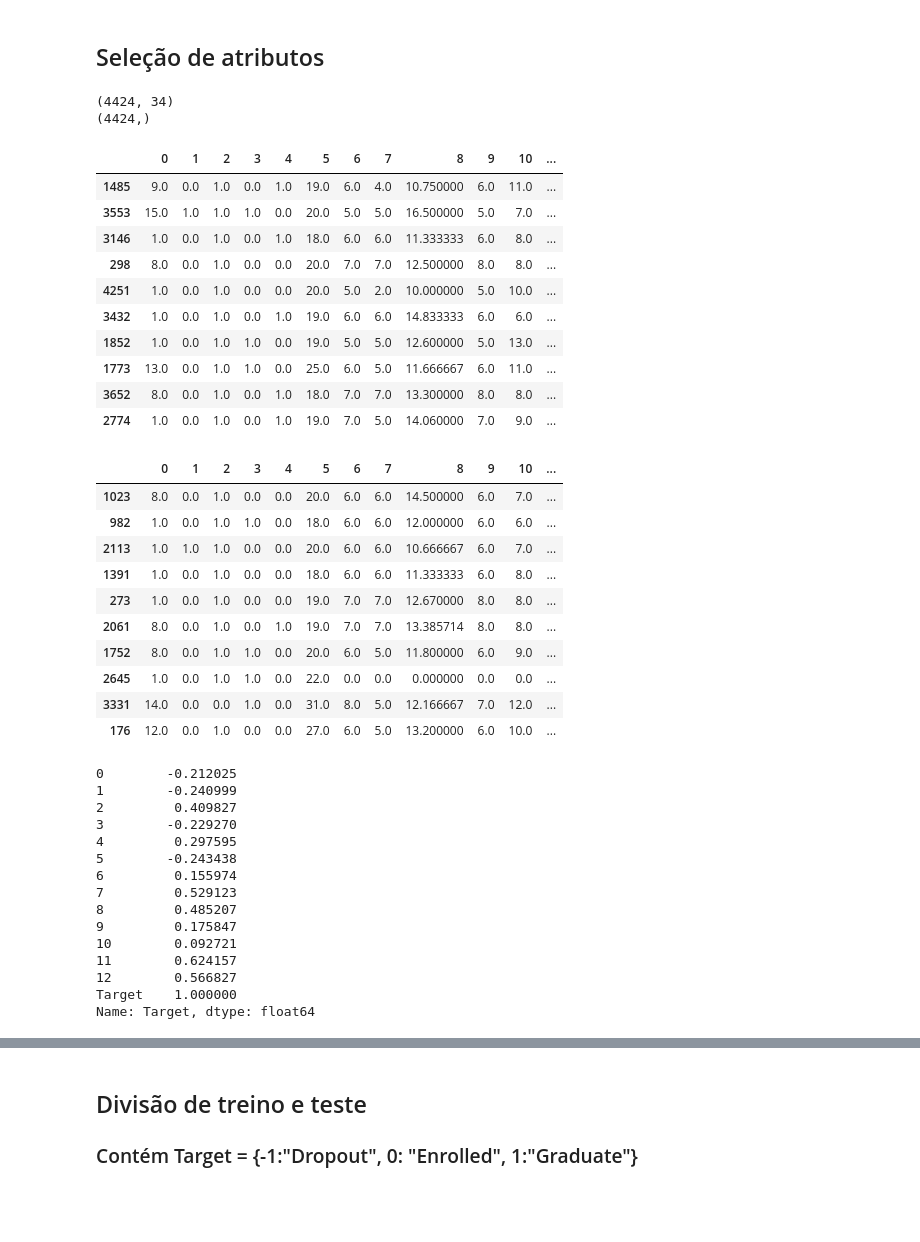
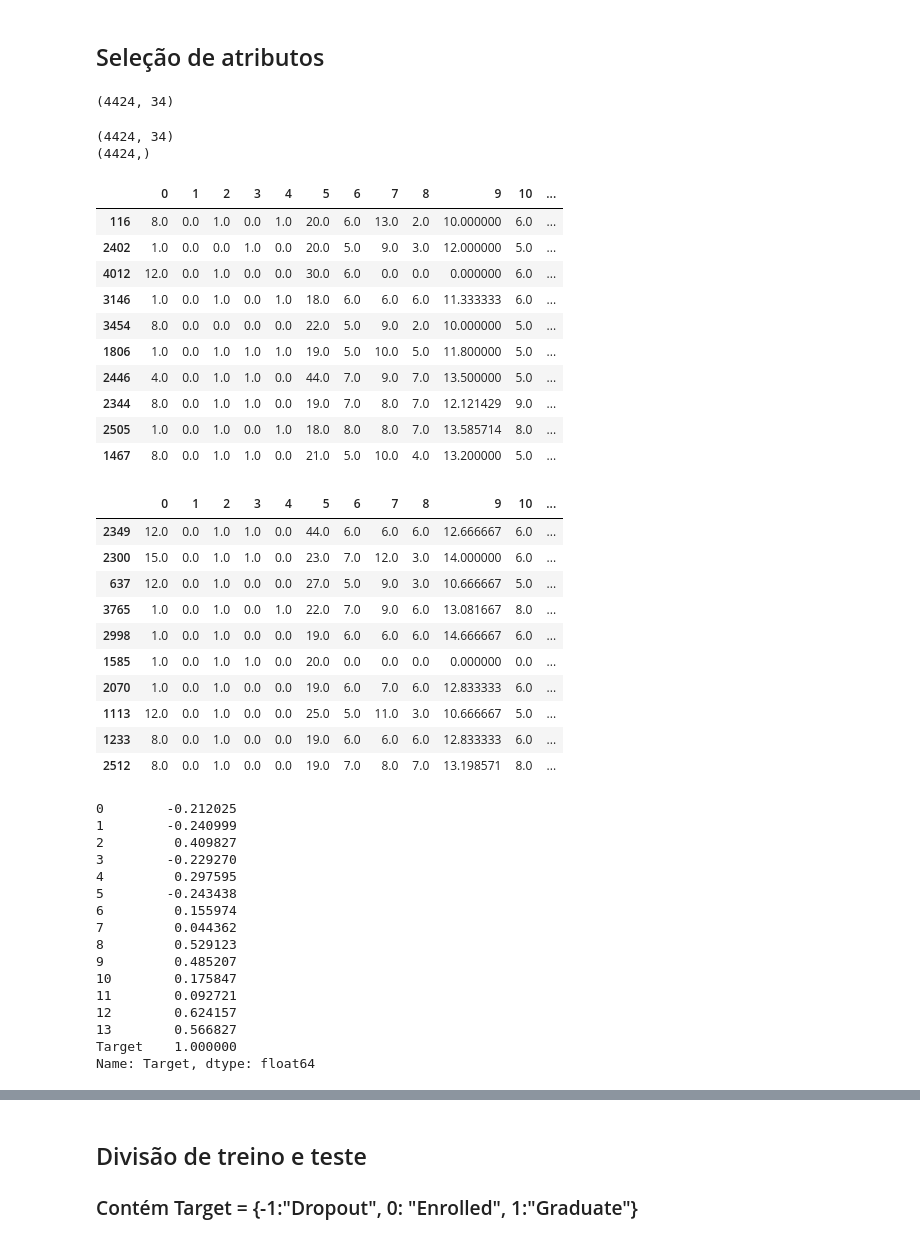
Before and after one commit to felmateos/predict-academic-success, a Jupyter notebook: AcademicSuccess.ipynb, the cells around one changed output, grey strips where cells are left out. Cells and saved outputs as stored; diff of their text form; code cells hidden in the pictures; blank space fills up the shorter version.

```diff
--- a/AcademicSuccess.ipynb
+++ b/AcademicSuccess.ipynb
@@ -169,0 +158,12 @@ Name: Target, dtype: float64
+# %%
+corr = df.corr()['Target'].sort_values(ascending=False)
+
+high_corr = []
+
+for i,v in corr.items():
+    if v > 0.05 and i != 'Target':
+        high_corr.append(i)
+
+print(high_corr)
+k_features = len(high_corr)
+print(k_features)
@@ -244,48 +257,52 @@ elementwise comparison failed; returning scalar instead, but in the future will
 # %%
 X = df.iloc[:,0:34]
 y = df.iloc[:,-1]
+
+X.shape
+# %% [output]
+(4424, 34)
 # %%
 from sklearn.feature_selection import SelectKBest
 
-features = 13
+features = k_features
 
 print(X.shape)
 print(y.shape)
 
 X = SelectKBest(k=features).fit_transform(X, y)
 
 X = pd.DataFrame(X)
 X.sample(10)
 # %% [output]
 (4424, 34)
 (4424,)
 |  | 0 | 1 | 2 | 3 | 4 | 5 | 6 | 7 | 8 | 9 | 10 | ... |
-| 1485 | 9.0 | 0.0 | 1.0 | 0.0 | 1.0 | 19.0 | 6.0 | 4.0 | 10.750000 | 6.0 | 11.0 | ... |
-| 3553 | 15.0 | 1.0 | 1.0 | 1.0 | 0.0 | 20.0 | 5.0 | 5.0 | 16.500000 | 5.0 | 7.0 | ... |
-| 3146 | 1.0 | 0.0 | 1.0 | 0.0 | 1.0 | 18.0 | 6.0 | 6.0 | 11.333333 | 6.0 | 8.0 | ... |
-| 298 | 8.0 | 0.0 | 1.0 | 0.0 | 0.0 | 20.0 | 7.0 | 7.0 | 12.500000 | 8.0 | 8.0 | ... |
-| 4251 | 1.0 | 0.0 | 1.0 | 0.0 | 0.0 | 20.0 | 5.0 | 2.0 | 10.000000 | 5.0 | 10.0 | ... |
-| 3432 | 1.0 | 0.0 | 1.0 | 0.0 | 1.0 | 19.0 | 6.0 | 6.0 | 14.833333 | 6.0 | 6.0 | ... |
-| 1852 | 1.0 | 0.0 | 1.0 | 1.0 | 0.0 | 19.0 | 5.0 | 5.0 | 12.600000 | 5.0 | 13.0 | ... |
-| 1773 | 13.0 | 0.0 | 1.0 | 1.0 | 0.0 | 25.0 | 6.0 | 5.0 | 11.666667 | 6.0 | 11.0 | ... |
-| 3652 | 8.0 | 0.0 | 1.0 | 0.0 | 1.0 | 18.0 | 7.0 | 7.0 | 13.300000 | 8.0 | 8.0 | ... |
-| 2774 | 1.0 | 0.0 | 1.0 | 0.0 | 1.0 | 19.0 | 7.0 | 5.0 | 14.060000 | 7.0 | 9.0 | ... |
+| 116 | 8.0 | 0.0 | 1.0 | 0.0 | 1.0 | 20.0 | 6.0 | 13.0 | 2.0 | 10.000000 | 6.0 | ... |
+| 2402 | 1.0 | 0.0 | 0.0 | 1.0 | 0.0 | 20.0 | 5.0 | 9.0 | 3.0 | 12.000000 | 5.0 | ... |
+| 4012 | 12.0 | 0.0 | 1.0 | 0.0 | 0.0 | 30.0 | 6.0 | 0.0 | 0.0 | 0.000000 | 6.0 | ... |
+| 3146 | 1.0 | 0.0 | 1.0 | 0.0 | 1.0 | 18.0 | 6.0 | 6.0 | 6.0 | 11.333333 | 6.0 | ... |
+| 3454 | 8.0 | 0.0 | 0.0 | 0.0 | 0.0 | 22.0 | 5.0 | 9.0 | 2.0 | 10.000000 | 5.0 | ... |
+| 1806 | 1.0 | 0.0 | 1.0 | 1.0 | 1.0 | 19.0 | 5.0 | 10.0 | 5.0 | 11.800000 | 5.0 | ... |
+| 2446 | 4.0 | 0.0 | 1.0 | 1.0 | 0.0 | 44.0 | 7.0 | 9.0 | 7.0 | 13.500000 | 5.0 | ... |
+| 2344 | 8.0 | 0.0 | 1.0 | 1.0 | 0.0 | 19.0 | 7.0 | 8.0 | 7.0 | 12.121429 | 9.0 | ... |
+| 2505 | 1.0 | 0.0 | 1.0 | 0.0 | 1.0 | 18.0 | 8.0 | 8.0 | 7.0 | 13.585714 | 8.0 | ... |
+| 1467 | 8.0 | 0.0 | 1.0 | 1.0 | 0.0 | 21.0 | 5.0 | 10.0 | 4.0 | 13.200000 | 5.0 | ... |
 # %%
 work_df = X.assign(Target = y)
 
 work_df.sample(10)
 # %% [output]
 |  | 0 | 1 | 2 | 3 | 4 | 5 | 6 | 7 | 8 | 9 | 10 | ... |
-| 1023 | 8.0 | 0.0 | 1.0 | 0.0 | 0.0 | 20.0 | 6.0 | 6.0 | 14.500000 | 6.0 | 7.0 | ... |
-| 982 | 1.0 | 0.0 | 1.0 | 1.0 | 0.0 | 18.0 | 6.0 | 6.0 | 12.000000 | 6.0 | 6.0 | ... |
-| 2113 | 1.0 | 1.0 | 1.0 | 0.0 | 0.0 | 20.0 | 6.0 | 6.0 | 10.666667 | 6.0 | 7.0 | ... |
-| 1391 | 1.0 | 0.0 | 1.0 | 0.0 | 0.0 | 18.0 | 6.0 | 6.0 | 11.333333 | 6.0 | 8.0 | ... |
-| 273 | 1.0 | 0.0 | 1.0 | 0.0 | 0.0 | 19.0 | 7.0 | 7.0 | 12.670000 | 8.0 | 8.0 | ... |
-| 2061 | 8.0 | 0.0 | 1.0 | 0.0 | 1.0 | 19.0 | 7.0 | 7.0 | 13.385714 | 8.0 | 8.0 | ... |
-| 1752 | 8.0 | 0.0 | 1.0 | 1.0 | 0.0 | 20.0 | 6.0 | 5.0 | 11.800000 | 6.0 | 9.0 | ... |
-| 2645 | 1.0 | 0.0 | 1.0 | 1.0 | 0.0 | 22.0 | 0.0 | 0.0 | 0.000000 | 0.0 | 0.0 | ... |
-| 3331 | 14.0 | 0.0 | 0.0 | 1.0 | 0.0 | 31.0 | 8.0 | 5.0 | 12.166667 | 7.0 | 12.0 | ... |
-| 176 | 12.0 | 0.0 | 1.0 | 0.0 | 0.0 | 27.0 | 6.0 | 5.0 | 13.200000 | 6.0 | 10.0 | ... |
+| 2349 | 12.0 | 0.0 | 1.0 | 1.0 | 0.0 | 44.0 | 6.0 | 6.0 | 6.0 | 12.666667 | 6.0 | ... |
+| 2300 | 15.0 | 0.0 | 1.0 | 1.0 | 0.0 | 23.0 | 7.0 | 12.0 | 3.0 | 14.000000 | 6.0 | ... |
+| 637 | 12.0 | 0.0 | 1.0 | 0.0 | 0.0 | 27.0 | 5.0 | 9.0 | 3.0 | 10.666667 | 5.0 | ... |
+| 3765 | 1.0 | 0.0 | 1.0 | 0.0 | 1.0 | 22.0 | 7.0 | 9.0 | 6.0 | 13.081667 | 8.0 | ... |
+| 2998 | 1.0 | 0.0 | 1.0 | 0.0 | 0.0 | 19.0 | 6.0 | 6.0 | 6.0 | 14.666667 | 6.0 | ... |
+| 1585 | 1.0 | 0.0 | 1.0 | 1.0 | 0.0 | 20.0 | 0.0 | 0.0 | 0.0 | 0.000000 | 0.0 | ... |
+| 2070 | 1.0 | 0.0 | 1.0 | 0.0 | 0.0 | 19.0 | 6.0 | 7.0 | 6.0 | 12.833333 | 6.0 | ... |
+| 1113 | 12.0 | 0.0 | 1.0 | 0.0 | 0.0 | 25.0 | 5.0 | 11.0 | 3.0 | 10.666667 | 5.0 | ... |
+| 1233 | 8.0 | 0.0 | 1.0 | 0.0 | 0.0 | 19.0 | 6.0 | 6.0 | 6.0 | 12.833333 | 6.0 | ... |
+| 2512 | 8.0 | 0.0 | 1.0 | 0.0 | 0.0 | 19.0 | 7.0 | 8.0 | 7.0 | 13.198571 | 8.0 | ... |
 # %%
 work_df.corr()['Target']
 # %% [output]
@@ -296,12 +313,13 @@ work_df.corr()['Target']
 4         0.297595
 5        -0.243438
 6         0.155974
-7         0.529123
-8         0.485207
-9         0.175847
-10        0.092721
-11        0.624157
-12        0.566827
+7         0.044362
+8         0.529123
+9         0.485207
+10        0.175847
+11        0.092721
+12        0.624157
+13        0.566827
 Target    1.000000
 Name: Target, dtype: float64
 # %%
```
Also changed, not shown: parts of 25 cells of this notebook.
